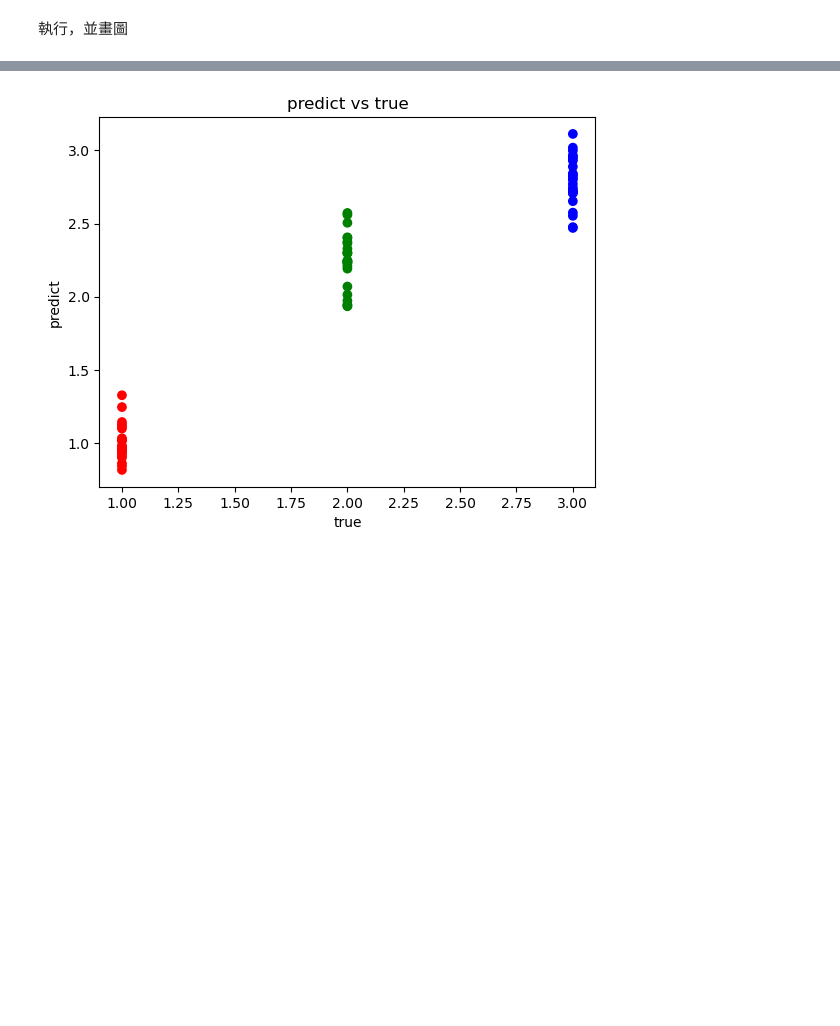
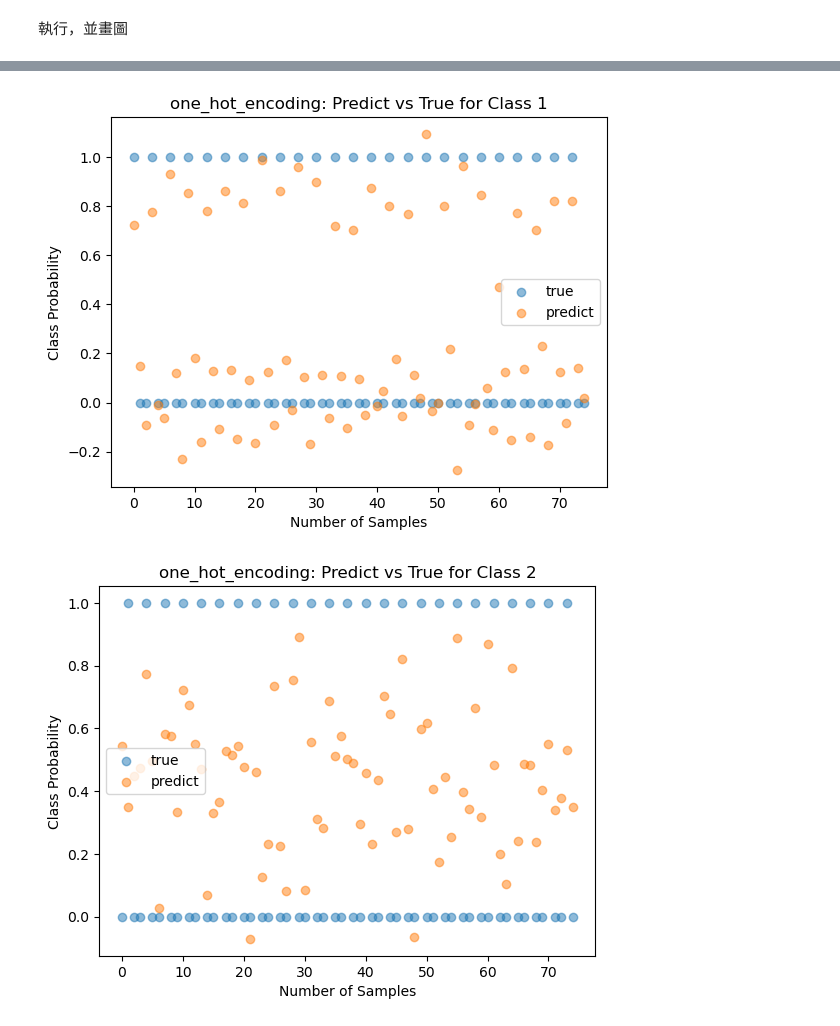
Before and after one commit to Isongzhe/courseML, a Jupyter notebook: midLabML.ipynb, the cells around one changed output, grey strips where cells are left out. Saved outputs shown, nothing was run; the diff lists cells and outputs as text; code cells hidden in the pictures; blank space fills up the shorter version.

```diff
--- a/midLabML.ipynb
+++ b/midLabML.ipynb
@@ -58,15 +73,22 @@ class ActivationFunctions:
         return fx * (1 - fx)
 # %%
 class ProcessedDataset:
-    def __init__(self):
+    def __init__(self, mode):
+        self.mode = mode
         # load dataset
         self.input_dataset = pd.read_csv('./datasets/iris_in.csv', header=None)
         self.output_dataset = pd.read_csv('./datasets/iris_out.csv', header=None)
-        self.one_hot_encoding()
+        if self.mode == 'one_hot_encoding':
+            self.one_hot_encoding()
+            print(f'現在是{self.mode}模式')
+        elif mode == 'regression':
+            print(f'現在是{self.mode}模式')
+        else:
+            raise ValueError(f'Invalid mode: {self.mode}, 請重新輸入正確的mode')
 
     def one_hot_encoding(self):
         # 將資料轉換為 one-hot 編碼
-        self.oneHot_outoutput_datasetputDataset = pd.get_dummies(self.output_dataset[0]).astype(int)
+        self.output_dataset = pd.get_dummies(self.output_dataset[0]).astype(int)
 
     def get_processedDatasets(self):
         return self.input_dataset, self.output_dataset
@@ -74,7 +96,7 @@ class ProcessedDataset:
 # Neural Network Class
 class NeuralNetwork:
     # Constructor initialize the hyperparameters & weights & rmse_list
-    def __init__(self, n, split_ratio, epochs, learning_rate):
+    def __init__(self, n, split_ratio, epochs, learning_rate, mode = 'regression'):
 
         # Initialize Plotting class (Delegation plot function to Plotting class)
         # Help me to change plot's ways in the future
@@ -88,8 +110,10 @@ class NeuralNetwork:
         self.logsig = ActivationFunctions.logsig
         self.dlogsig = ActivationFunctions.dlogsig
 
+        self.mode = mode
+
         # Initialize load_dataset function
-        processedDataset_model = ProcessedDataset()
+        processedDataset_model = ProcessedDataset(mode)
         self.input_data, self.output_data = processedDataset_model.get_processedDatasets()
 
         # get Hyperparameters
@@ -190,16 +214,22 @@ class NeuralNetwork:
         self.true_df = self.test_y # ground true (test_y)
         return self.predict_df, self.true_df
 
-    def save_df(self):
-        self.predict_df.to_csv('./result/predict.csv', index=False, header=None)
-        self.true_df.to_csv('./result/true.csv', index=False, header=None)
+    def save_df(self, mode):
+        if mode == 'one_hot_encoding':
+            self.predict_df.to_csv(f'./result/predict({mode}).csv', index=False, header=None)
+            self.true_df.to_csv(f'./result/true({mode}).csv', index=False, header=None)
+        elif mode == 'regression':
+            self.predict_df.to_csv(f'./result/predict({mode}).csv', index=False, header=None)
+            self.true_df.to_csv(f'./result/true({mode}).csv', index=False, header=None)
+        else:
+            raise ValueError(f'Invalid mode: {mode}, 請重新輸入正確的mode')
 
     # use Plotting class to plot loss and predict
     def loss_plot(self):
         self.plotting.trainLoss_plot()
 
-    def predict_plot(self):
-        self.plotting.predict_plot()
+    def result_plot(self):
+        self.plotting.predict_plot(self.mode)
 # %%
 # @ = matmul() is matrix multiplication(矩陣相乘)
 # * = dot() is element-wise multiplication(元素相乘)
@@ -210,7 +240,9 @@ hyperparameters = {
     'n': 20,                 # n: number of hidden neurons
     'split_ratio': 0.5,      # split_ratio: train/test split ratio
     'epochs': 50,          # epochs: number of training epochs
-    'learning_rate': 0.05   # learning_rate: learning rate
+    'learning_rate': 0.05,   # learning_rate: learning rate
+    'mode': 'one_hot_encoding' # mode: one_hot_encoding or normal(default)
+
 }
 # %% [markdown]
 執行，並畫圖
@@ -247,4 +279,5 @@ nn.loss_plot()
 # %%
-nn.predict_plot()
+nn.result_plot()
 # %% [output]
-[figure, old version]
+[figure, new version]
+[figure, added]
```
Also changed, not shown: parts of 5 cells of this notebook, 7 other files.
